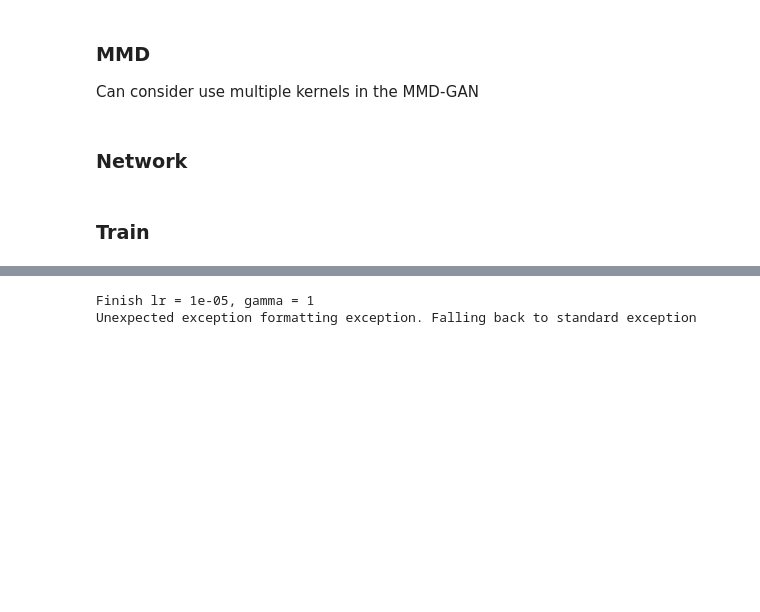
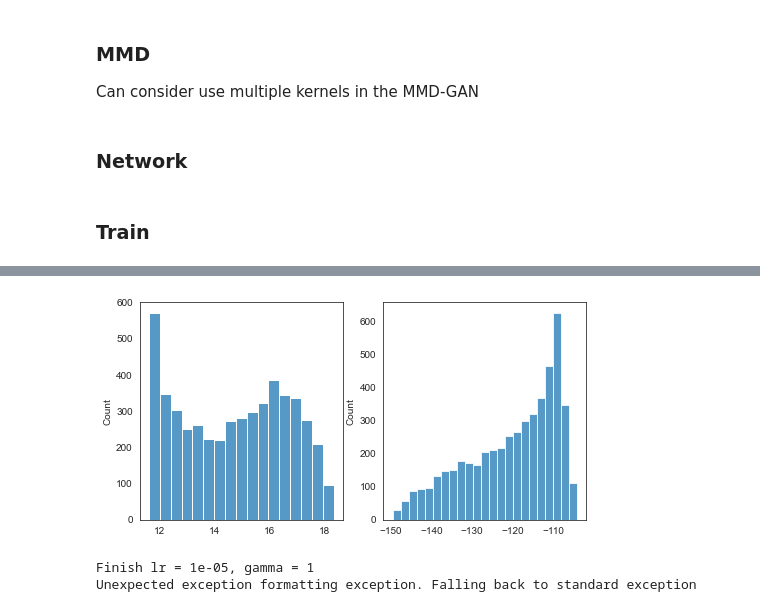
Before and after one commit to xxzWzxx/NICD, a Jupyter notebook: modules.ipynb, the cells around one changed output, grey strips where cells are left out. Saved outputs shown, nothing was run; the diff lists cells and outputs as text; code cells hidden in the pictures; blank space fills up the shorter version.

```diff
--- a/modules.ipynb
+++ b/modules.ipynb
@@ -105,13 +105,13 @@ class Encoder(nn.Module):
     def __init__(self, input_size):
         super().__init__()
         self.net = nn.Sequential(
-            nn.Linear(input_size, 40),
+            nn.Linear(input_size, input_size*2),
             nn.ReLU(),
-            nn.Linear(40, 40),
+            nn.Linear(input_size*2, input_size*4),
             nn.ReLU(),
-            nn.Linear(40, 40),
+            nn.Linear(input_size*4, input_size*2),
             nn.ReLU(),
-            nn.Linear(40, input_size),
+            nn.Linear(input_size*2, input_size),
         )
 
     def __getitem__(self, idx):
@@ -132,7 +132,7 @@ def get_net(input_size):
 ### Train
 # %%
 batch_size = 256
-data = Data_dim2(num_observatiosn=2000, batch_size=batch_size)
+data = Data_dim2(num_observatiosn=5000, batch_size=batch_size)
 train_loader = data.get_dataloader(3)
 num_epochs = 1000
 loss = mmd
@@ -160,5 +160,6 @@ def train(num_epochs, train_loader, device, loss, net, lr, gamma, wd=0, betas=(0
     if fig_path is not None:
         fig.savefig(fig_path)
 # %%
-train(500, train_loader, device, loss, get_net(data.data.shape[1]), lr=1e-3, gamma=100, verbose=True)
+net = get_net(data.data.shape[1])
+train(500, train_loader, device, loss, net, lr=1e-3, gamma=1, verbose=True)
 # %% [output]
@@ -183,3 +191,9 @@ train(500, train_loader, device, loss, get_net(data.data.shape[1]), lr=1e-3, gam
+# %%
+with torch.no_grad():
+    y = net(data.data.to(device=device))
+    data.show_distribution(y.cpu(), 1, 2)
+# %% [output]
+[figure, added]
 # %%
 # The hyper parameter to be adjusted
 gammas = [1, 10, 100, 1000]
```
Also changed, not shown: parts of 2 cells of this notebook.
